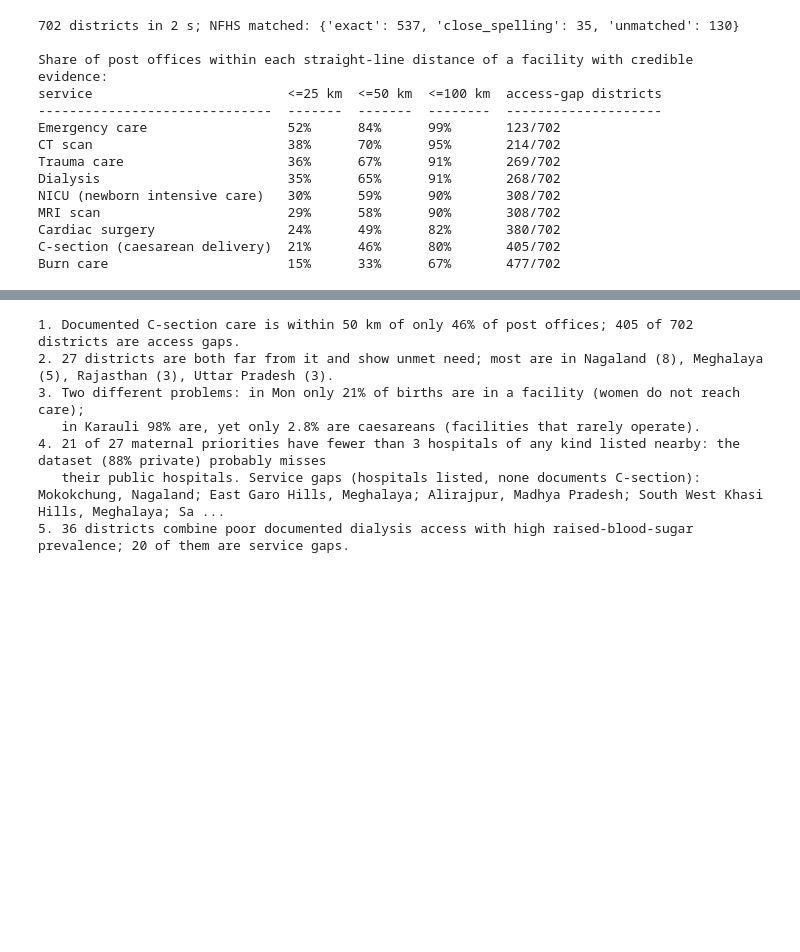
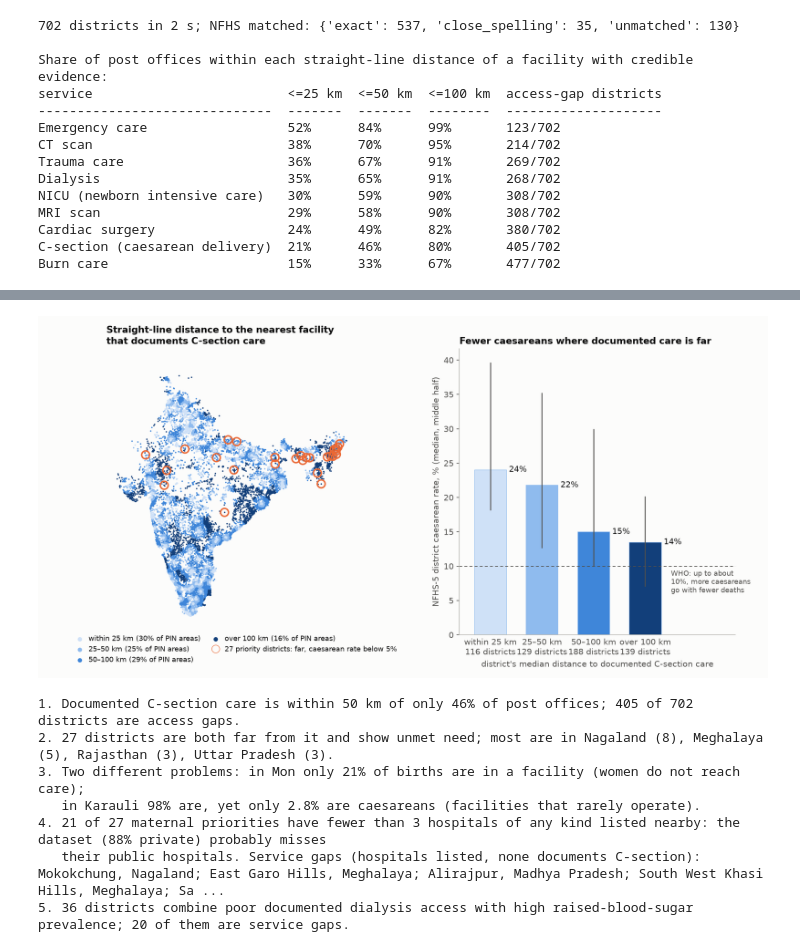
Before and after one commit to DDaniel-code/carematch, a Jupyter notebook: CareMatch.ipynb, the cells around one changed output, grey strips where cells are left out. Saved outputs shown, nothing was run; the diff lists cells and outputs as text; code cells hidden in the pictures; blank space fills up the shorter version.

```diff
--- a/CareMatch.ipynb
+++ b/CareMatch.ipynb
@@ -3881,3 +4191,72 @@ Jagitial              Telangana       79.1       100%                 17.5
 Murshidabad           West Bengal     78.2       90%                  18.9            4                 service
 Unakoti               Tripura         77.9       100%                 18.4            0                 data
 North Tripura         Tripura         77.8       94%                  20.6            0                 data
+# %%
+credible_cs = PointIndex(credible_points(index, 'c_section'))
+pin_km = [(lat, lon, credible_cs.nearest(lat, lon)[0]) for pts in districts(index).values() for lat, lon, _ in pts]
+bins = [('within 25 km', 0, 25), ('25–50 km', 25, 50), ('50–100 km', 50, 100), ('over 100 km', 100, float('inf'))]
+
+
+def district_median_km(points):
+    """{(district, state): median km from its PIN areas to the nearest of these points}."""
+    nearest = PointIndex(points)
+    return {key: statistics.median(nearest.nearest(lat, lon)[0] for lat, lon, _ in pts) for key, pts in districts(index).items()}
+
+
+rate = {(r['district'], r['state']): r['csection_pct'] for r in table if r['csection_pct'] is not None}
+to_credible, to_any_hospital = district_median_km(credible_points(index, 'c_section')), district_median_km(hospital_points(index))
+keys = sorted(rate)
+print(f'{len(keys)} districts with an NFHS-5 caesarean rate, grouped by median distance to documented C-section care:')
+gradient = []
+for label, lo, hi in bins:
+    values = sorted(rate[k] for k in keys if lo <= to_credible[k] < hi)
+    q = statistics.quantiles(values, n=4)
+    gradient.append({'median km to documented care': label, 'districts': len(values), 'median caesarean rate %': round(q[1], 1),
+                     'middle half': f'{q[0]:.1f}–{q[2]:.1f}', '_q': q})
+show(gradient, ['median km to documented care', 'districts', 'median caesarean rate %', 'middle half'])
+rho_credible = spearman([to_credible[k] for k in keys], [rate[k] for k in keys])
+rho_hospital = spearman([to_any_hospital[k] for k in keys], [rate[k] for k in keys])
+print(f'\nRank correlation with the caesarean rate: distance to documented C-section care {rho_credible:+.2f}, '
+      f'distance to any hospital listing {rho_hospital:+.2f}.')
+print('An independent survey agrees with the direction of our access measure: the farther a district is from documented care,')
+print('the fewer caesareans its women receive. The same gradient appears for any hospital listing, so it shows where listed')
+print('facilities are, not that our evidence tiers are validated; and it is an association, not a cause (cities have both).')
+
+if plt:
+    fig, (left, right) = plt.subplots(1, 2, figsize=(12.5, 6.2), num='access_gap_map', gridspec_kw={'width_ratios': [1.15, 1]})
+    for (label, lo, hi), colour in zip(bins, DISTANCE_RAMP):
+        pts = [(lon, lat) for lat, lon, km in pin_km if lo <= km < hi]
+        left.scatter([p[0] for p in pts], [p[1] for p in pts], s=3.2, color=colour, linewidths=0,
+                     label=f'{label} ({len(pts) / len(pin_km):.0%} of PIN areas)')
+    left.scatter([r['lon'] for r in maternal], [r['lat'] for r in maternal], s=95, facecolors='none', edgecolors=ORANGE,
+                 linewidths=1.8)
+    left.plot([], [], linestyle='none', marker='o', markersize=3.2, markerfacecolor='none', markeredgecolor=ORANGE,
+              markeredgewidth=0.6, label=f'{len(maternal)} priority districts: far, caesarean rate below 5%')
+    left.set_aspect(1 / math.cos(math.radians(22)))
+    left.set_xlim(67.5, 98)
+    left.set_ylim(6, 37.5)
+    left.set_xticks([])
+    left.set_yticks([])
+    for side in ('left', 'bottom'):
+        left.spines[side].set_visible(False)
+    left.set_title('Straight-line distance to the nearest facility\nthat documents C-section care')
+    left.legend(loc='upper center', bbox_to_anchor=(0.5, 0.02), fontsize=8.5, ncol=2, columnspacing=1.2, handletextpad=0.3,
+                markerscale=3)
+    x = list(range(len(gradient)))
+    right.bar(x, [g['_q'][1] for g in gradient], color=DISTANCE_RAMP, edgecolor='#8fbbee', linewidth=0.6, width=0.62)
+    right.vlines(x, [g['_q'][0] for g in gradient], [g['_q'][2] for g in gradient], color=MUTED, linewidth=1.2)
+    for i, g in enumerate(gradient):
+        right.text(i + 0.36, g['_q'][1], f"{g['_q'][1]:.0f}%", va='center', fontsize=10)
+    right.axhline(10, color=MUTED, linewidth=0.9, linestyle=(0, (4, 3)))
+    right.text(len(x) - 0.5, 9.5, 'WHO: up to about\n10%, more caesareans\ngo with fewer deaths', va='top', color=MUTED, fontsize=8.5)
+    right.set_xticks(x)
+    right.set_xticklabels([f"{g['median km to documented care']}\n{g['districts']} districts" for g in gradient])
+    right.tick_params(axis='x', length=0)
+    right.set_xlim(-0.6, len(x) + 0.75)
+    right.set_xlabel("district's median distance to documented C-section care")
+    right.set_ylim(0, None)
+    right.set_ylabel('NFHS-5 district caesarean rate, % (median, middle half)')
+    right.set_title('Fewer caesareans where documented care is far')
+    fig.tight_layout()
+    plt.show()
+# %% [output]
@@ -3884,3 +4275,4 @@ North Tripura         Tripura         77.8       94%                  20.6
+[figure, added]
 # %%
 cs = national['c_section']
 by_state = Counter(r['state'] for r in maternal)
```
Also changed, not shown: parts of 28 cells of this notebook.
